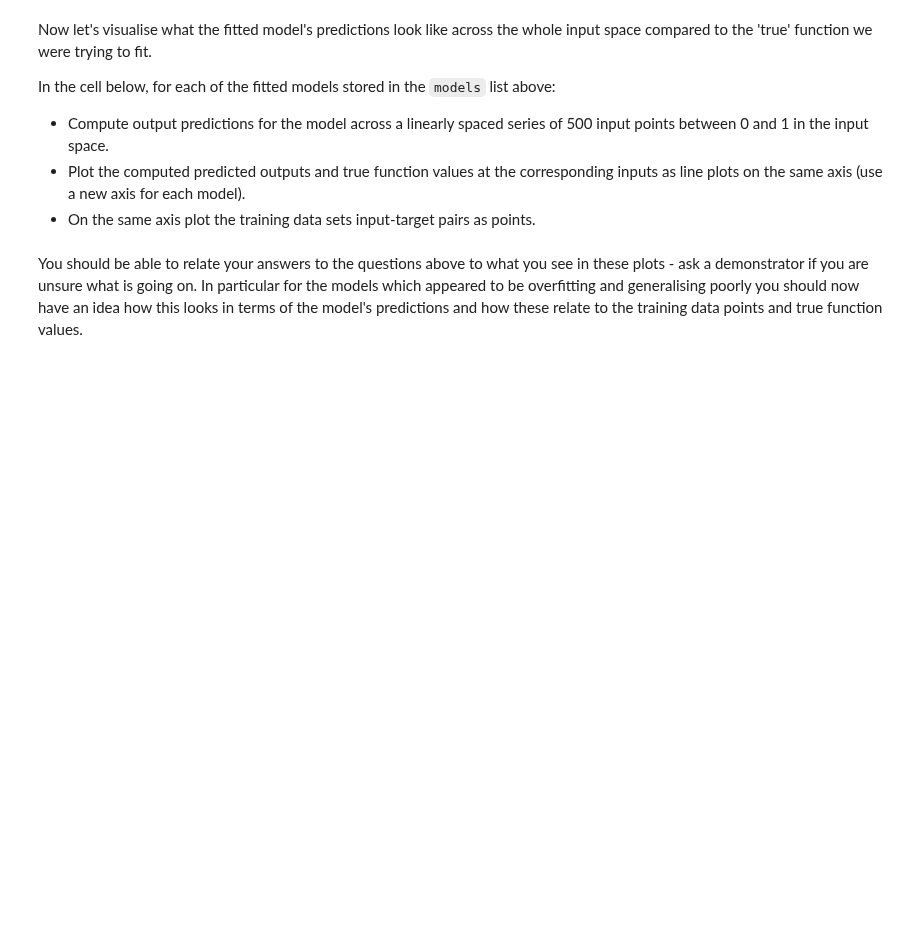
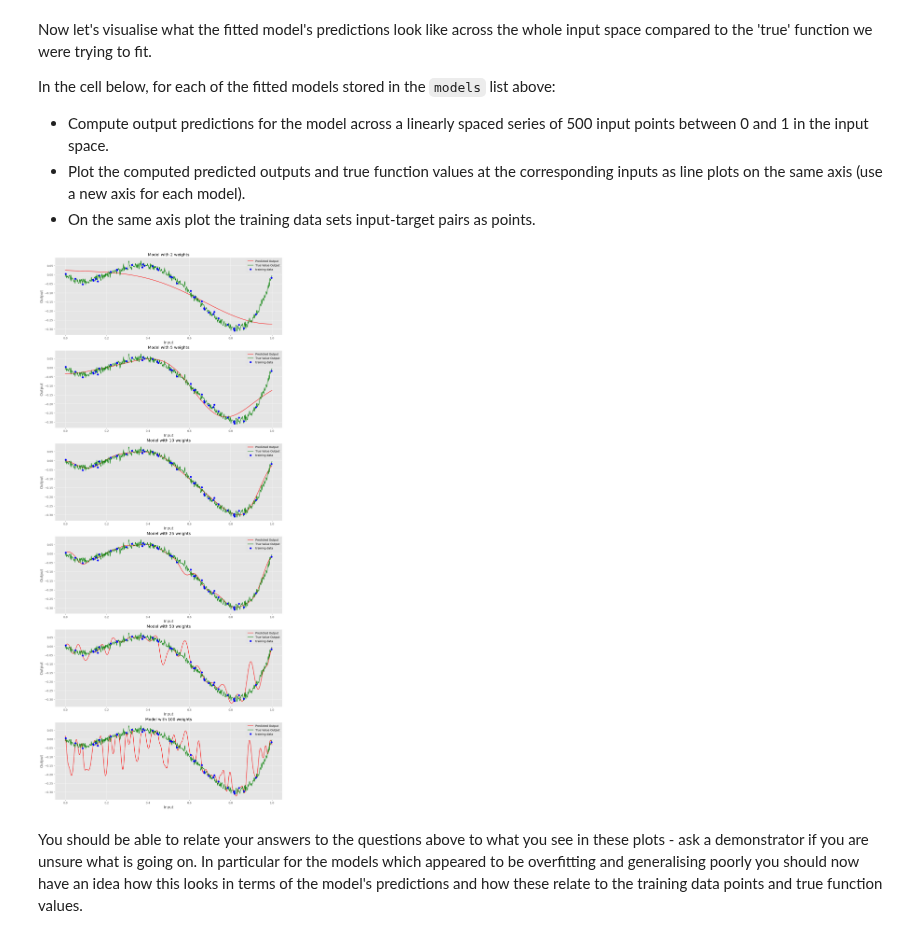
Before and after one commit to FlintyTub49/MLPractical-UoE, a Jupyter notebook: notebooks/04_Generalisation_and_overfitting.ipynb, the cells around one changed output. Cells and saved outputs as stored; diff of their text form; code cells hidden in the pictures; blank space fills up the shorter version.

```diff
--- a/notebooks/04_Generalisation_and_overfitting.ipynb
+++ b/notebooks/04_Generalisation_and_overfitting.ipynb
@@ -234,3 +247,43 @@ raise NotImplementedError('Write me!')
+# %%
+xs = np.linspace(0, 1, 500)
+epsilons = rng.normal(500)
+targets = (polynomial_function(xs, coefficients) + epsilons * noise_std)
+k = 0
+
+fig, ax = plt.subplots(6, 1, figsize = (15, 36))
+
+for model, num_weight in zip(models, num_weight_list):
+    ax1 = plt.add_subplot(6, 1, k + 1)
+
+    outputs = model.fprop(xs[:, None])[-1]
+    ax1.plot(xs, outputs, label = 'Predicted', c = 'red')
+# %%
+xs = np.linspace(0, 1, 500)
+epsilons = rng.normal(size = 500)
+targets = (polynomial_function(xs, coefficients) + epsilons * noise_std)
+k = 0
+
+fig = plt.figure(figsize=(15, 36))
+
+for model, num_weight in zip(models, num_weight_list):
+  ax1 = fig.add_subplot(6, 1, k + 1)
+  # ax1 = ax.twinx()
+
+  outputs = model.fprop(xs[:, None])[-1]
+  ax1.plot(xs, outputs, label = 'Predicted Output', c = 'red')
+  ax1.plot(xs, targets, label = 'True Value Output', c = 'green')
+
+  ax1.plot(inputs_train, targets_train, 'o', label = 'training data', c = 'blue')
+  ax1.legend(loc='best')
+
+  ax1.set_xlabel('Input', fontsize=14)
+  ax1.set_ylabel('Output', fontsize=14)
+  ax1.set_title(f'Model with {num_weight} weights')
+  # ax.set_xlim(-0.1, 1.1)
+  k = k + 1
+plt.show()
+# %% [output]
+[figure, added]
 # %% [markdown]
 You should be able to relate your answers to the questions above to what you see in these plots - ask a demonstrator if you are unsure what is going on. In particular for the models which appeared to be overfitting and generalising poorly you should now have an idea how this looks in terms of the model's predictions and how these relate to the training data points and true function values.
 # %% [markdown]
```
Also changed, not shown: parts of 3 cells of this notebook.
